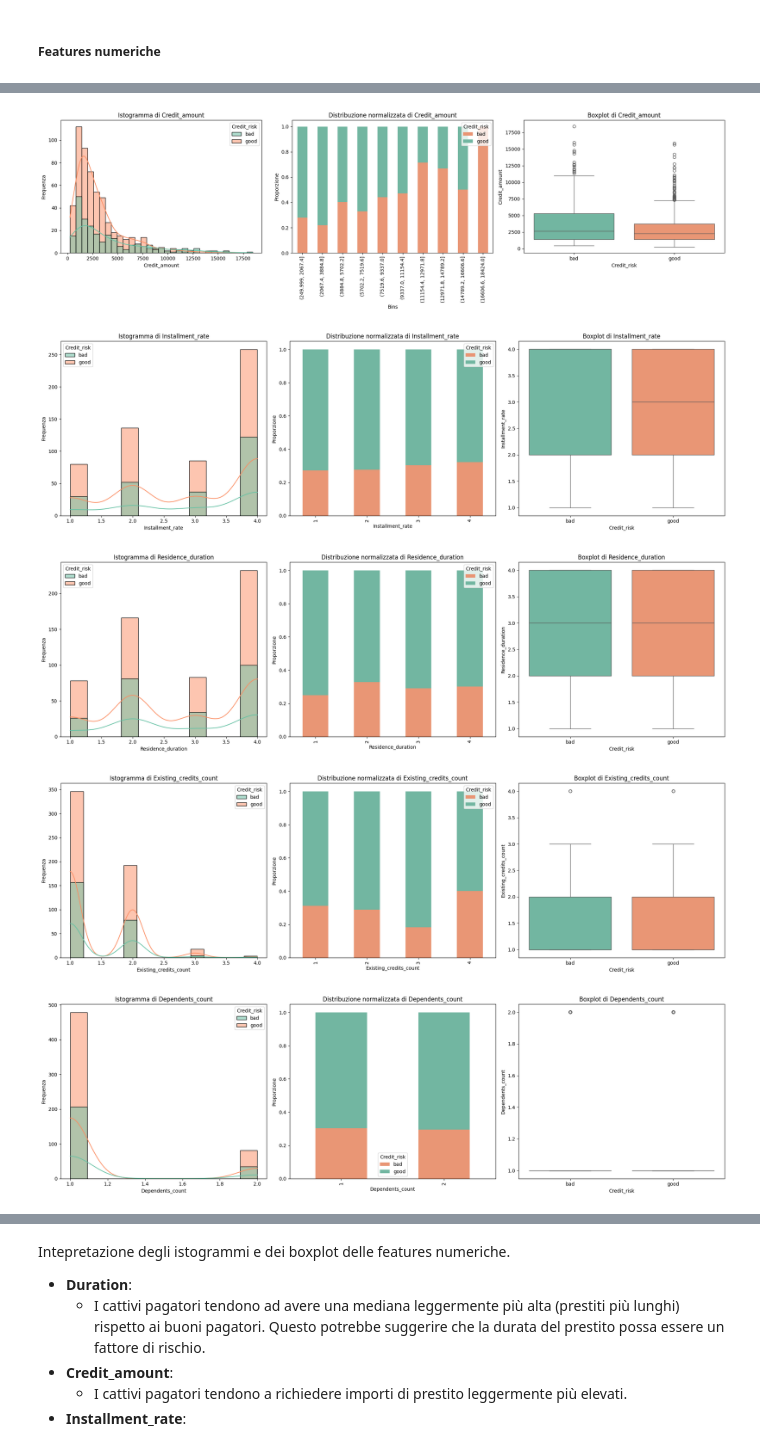
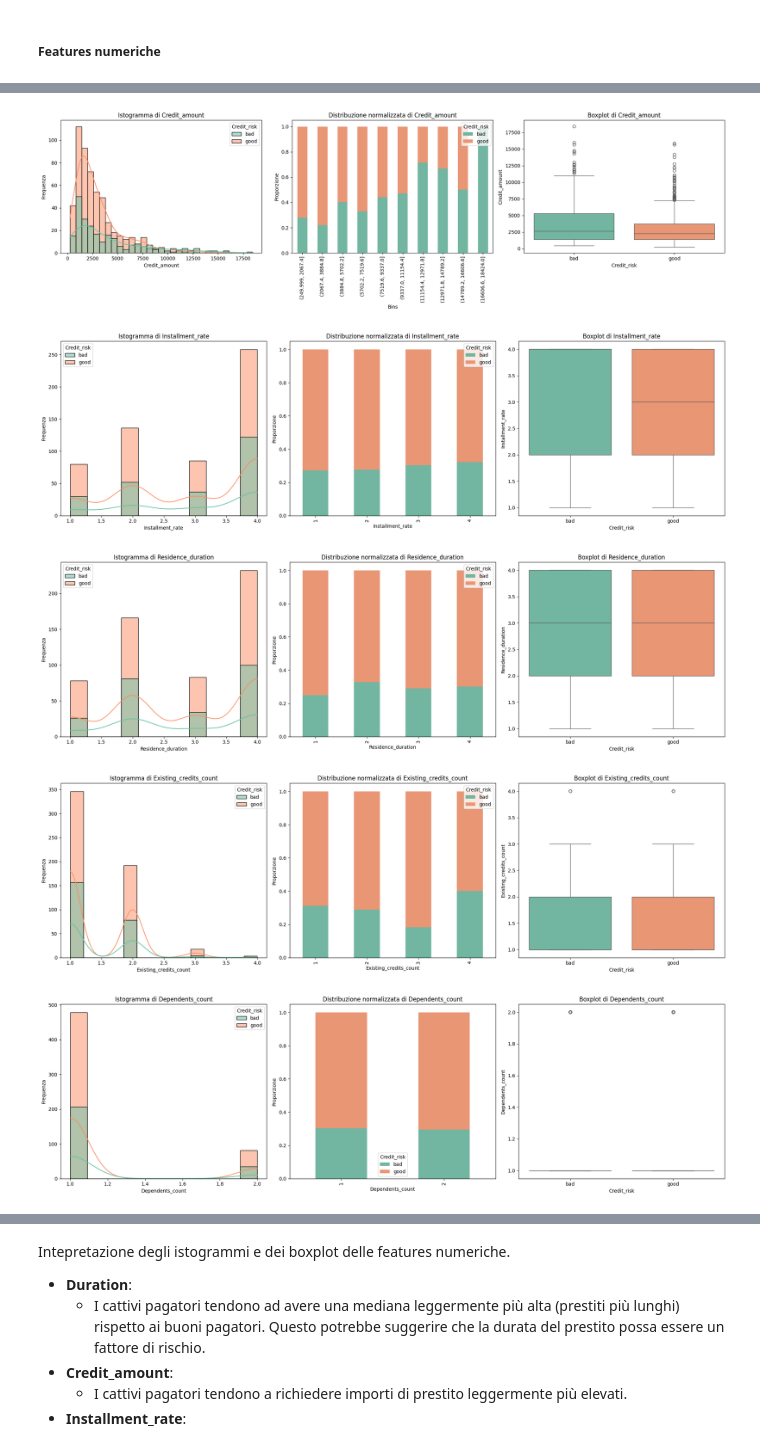
Before and after one commit to hidemet/mldm-credit-card-risk, a Jupyter notebook: myCopy_ProgettoMLDM_Dumas_Rossini.ipynb, the cells around one changed output, grey strips where cells are left out. Cells and saved outputs as stored; diff of their text form; code cells hidden in the pictures.

```diff
--- a/myCopy_ProgettoMLDM_Dumas_Rossini.ipynb
+++ b/myCopy_ProgettoMLDM_Dumas_Rossini.ipynb
@@ -69,9 +69,8 @@ names = [
     "Credit_risk"  # target
 ]
 
-
-
-data = pd.read_csv("german.data", sep=" ", header= None, names = names)
+url = "https://archive.ics.uci.edu/ml/machine-learning-databases/statlog/german/german.data"
+data = pd.read_csv(url, sep=" ", header=None, names=names)
 data
 # %% [output]
 |  | Account_balance | Duration | Credit_history | Purpose | Credit_amount | Saving_accounts | Employment_length | ... |
@@ -262,20 +261,20 @@ for feature in numerical_cols:
         # La feature è discreta, si usa direttamente il valore senza binning
         dist = data_copy.groupby(feature)['Credit_risk'].value_counts(normalize=True).unstack().fillna(0)
         dist = dist.reindex(sorted(dist.index))
-        dist.plot(kind='bar', stacked=True, color=[ '#e99675','#72b6a1'], ax=axes[1])
+        dist.plot(kind='bar', stacked=True, color=[ '#72b6a1','#e99675'], ax=axes[1])
         axes[1].set_xlabel(feature)
         axes[1].set_ylabel('Proporzione')
-        axes[1].legend(title='Credit_risk', labels=['bad', 'good'])
+        axes[1].legend(title='Credit_risk', labels=['bad','good'])
         axes[1].set_title(f'Distribuzione normalizzata di {feature}')
     else:
         try:
             bins = np.linspace(data_copy[feature].min(), data_copy[feature].max(), 11)
             data_copy['binned'] = pd.cut(data_copy[feature], bins=bins, include_lowest=True)
             dist = data_copy.groupby('binned', observed=False)['Credit_risk'].value_counts(normalize=True).unstack().fillna(0)
-            dist.plot(kind='bar', stacked=True, color=[ '#e99675','#72b6a1'], ax=axes[1])
+            dist.plot(kind='bar', stacked=True, color=[ '#72b6a1','#e99675'], ax=axes[1])
             axes[1].set_xlabel("Bins")
             axes[1].set_ylabel('Proporzione')
-            axes[1].legend(title='Credit_risk',  labels=['bad', 'good'])
+            axes[1].legend(title='Credit_risk',  labels=['bad','good'])
             axes[1].set_title(f'Distribuzione normalizzata di {feature}')
         except Exception as e:
             axes[1].text(0.5, 0.5, f'Errore nel binning: {e}', ha='center')
@@ -307,7 +306,7 @@ axes[0].set_xlabel(feature)
 axes[0].set_ylabel('Frequenza')
 
 # 2. Bar plot con distribuzione normalizzata per fasce d'età (Age_Group)
-age_credit_risk =
+age_credit_risk = data_copy.groupby('Age_Group', observed=False)['Credit_risk'].value_counts(normalize=True).unstack().fillna(0)
 age_credit_risk.plot(kind='bar', stacked=True, color=['#e99675','#72b6a1'], ax=axes[1])
 axes[1].set_title("Distribuzione del Rischio di Credito per Fascia d'età")
 axes[1].set_xlabel("Fascia d'età")
@@ -329,8 +328,8 @@ plt.show()
-[figure, old version]
+[figure, new version]
-[figure, old version]
+[figure, new version]
-[figure, old version]
+[figure, new version]
-[figure, old version]
+[figure, new version]
-[figure, old version]
+[figure, new version]
 [figure]
 # %% [markdown]
 Intepretazione degli istogrammi e dei boxplot delle features numeriche.
```
Also changed, not shown: parts of 1 cell of this notebook.
